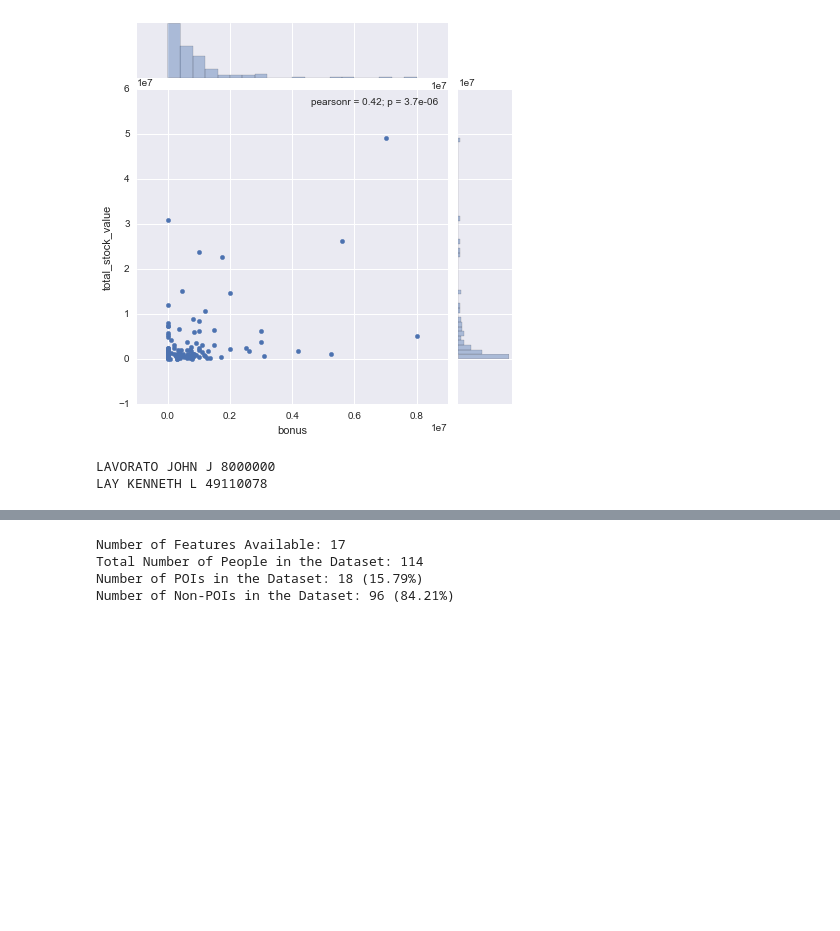
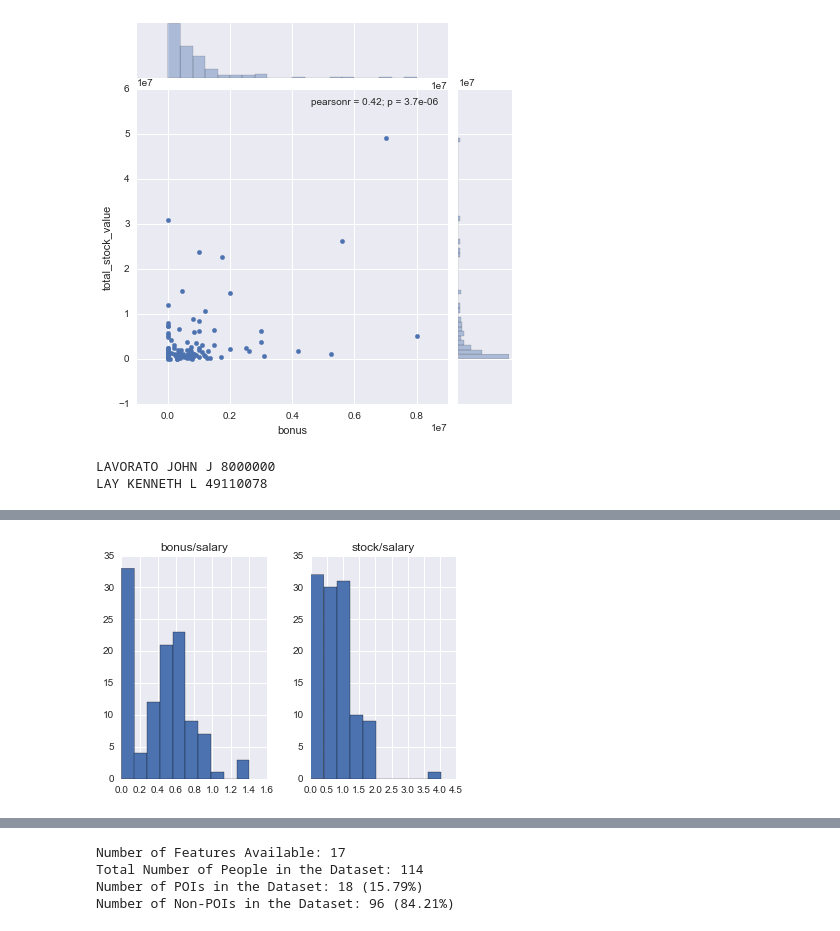
Before and after one commit to LayneNewhouse/Machine-Learning, a Jupyter notebook: Project5.ipynb, the cells around one changed output, grey strips where cells are left out. Cells and saved outputs as stored; diff of their text form; code cells hidden in the pictures; blank space fills up the shorter version.

```diff
--- a/Project5.ipynb
+++ b/Project5.ipynb
@@ -289,0 +338,4 @@ During my first few iterations of this project I had left the data as is but aft
+# %%
+added_ff_log10.hist();
+# %% [output]
+[figure, added]
```
Also changed, not shown: parts of 16 cells of this notebook.
